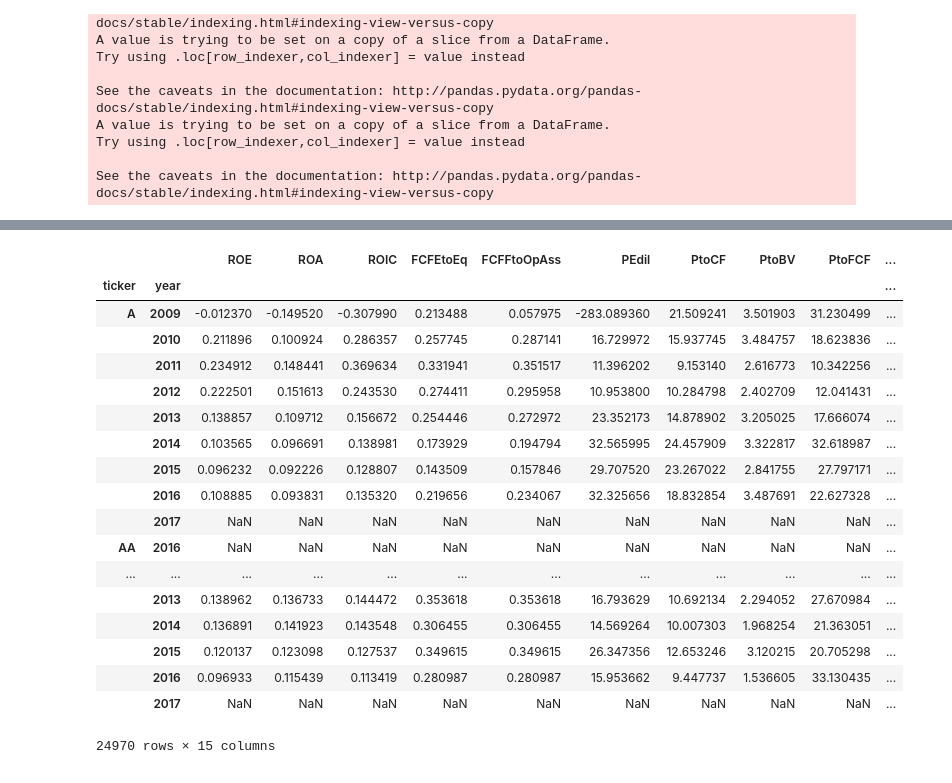
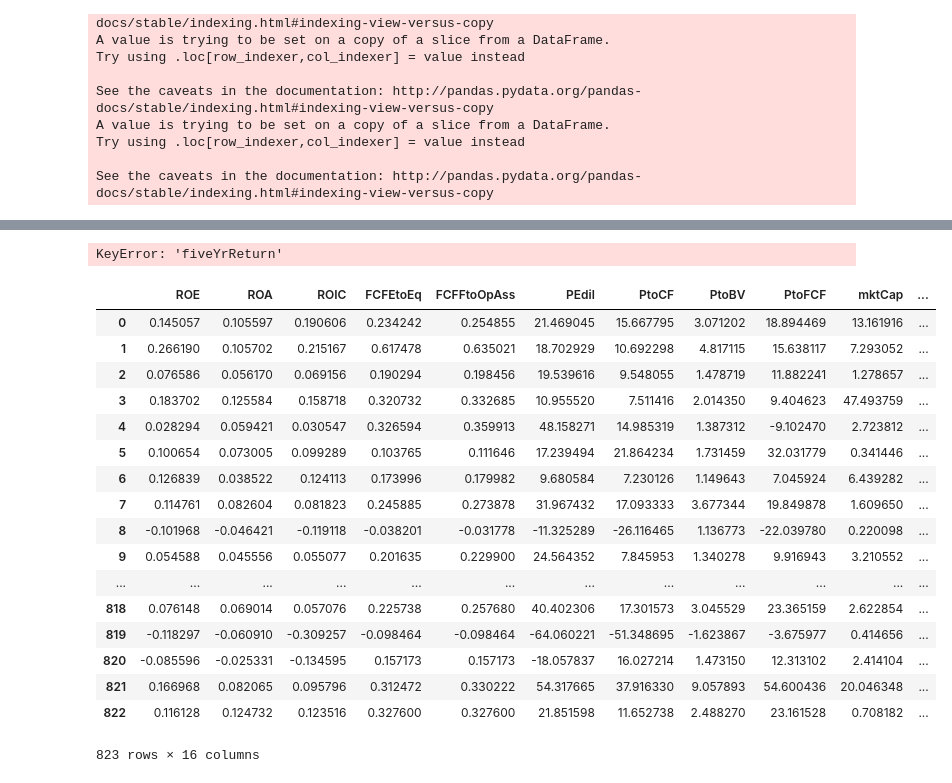
Before and after one commit to Gelinator/Fundamentals, a Jupyter notebook: FundamentalsAnalyzer.ipynb, the cells around one changed output, grey strips where cells are left out. Drawn from its saved outputs; the diff is of its cells as text; code cells hidden in the pictures.

```diff
--- a/FundamentalsAnalyzer.ipynb
+++ b/FundamentalsAnalyzer.ipynb
@@ -254,7 +309,8 @@ results['PEdil'] = pivoted['price']/(pivoted['NETINC']/pivoted['SHARESWADIL'])
 results['PtoCF'] = pivoted['price']/(pivoted['NCFO']/pivoted['SHARESWADIL'])
 results['PtoBV'] = pivoted['price']/pivoted['BVPS']
 results['PtoFCF'] = pivoted['price']/pivoted['FCFPS']
-results['mktCap'] = pivoted['price']*pivoted['SHARESWA']
+results['mktCap'] = pivoted['price']*pivoted['SHARESWA']/1000000000
+results['PtoCGO'] = pivoted['price']/((pivoted['NCFO']+pivoted['INTEXP']+pivoted['TAXEXP'])/pivoted['SHARESWA'])
 
 
 #debt
@@ -264,29 +320,37 @@ results['Leverage'] = pivoted['ASSETS']/pivoted['EQUITY']
 #operational efficiency
 results['CashConvCycle'] = 365/(pivoted['REVENUE']/pivoted['RECEIVABLES'])+365/(pivoted['COR']/pivoted['INVENTORY'])-365/(pivoted['COR']/pivoted['PAYABLES'])
 results['AssTurnover'] = pivoted['REVENUE']/pivoted['ASSETS']
-results['returns'] = pivoted['yearlyReturn']
+results['yearlyReturn'] = pivoted['yearlyReturn']
+#results['FiveYrReturn'] = pivoted['fiveYrReturn']
+
+
 
 results.to_csv('results.csv')
+# %% [output]
+KeyError: 'fiveYrReturn'
 # %%
+import pandas as pd
 #metrix['ROE'] = df['value'].loc[(df['attributes']=='NETINCCMN') & (df['year']==2015)]
-results
+cleanRes = pd.read_csv("results2.csv")
+cleanRes = cleanRes.drop('Unnamed: 0',axis=1)
+cleanRes = cleanRes.dropna()
+cleanRes
 # %% [output]
-|  |  | ROE | ROA | ROIC | FCFEtoEq | FCFFtoOpAss | PEdil | PtoCF | PtoBV | PtoFCF | ... |
-| ticker | year |  |  |  |  |  |  |  |  |  | ... |
-| A | 2009 | -0.012370 | -0.149520 | -0.307990 | 0.213488 | 0.057975 | -283.089360 | 21.509241 | 3.501903 | 31.230499 | ... |
-|  | 2010 | 0.211896 | 0.100924 | 0.286357 | 0.257745 | 0.287141 | 16.729972 | 15.937745 | 3.484757 | 18.623836 | ... |
-|  | 2011 | 0.234912 | 0.148441 | 0.369634 | 0.331941 | 0.351517 | 11.396202 | 9.153140 | 2.616773 | 10.342256 | ... |
-|  | 2012 | 0.222501 | 0.151613 | 0.243530 | 0.274411 | 0.295958 | 10.953800 | 10.284798 | 2.402709 | 12.041431 | ... |
-|  | 2013 | 0.138857 | 0.109712 | 0.156672 | 0.254446 | 0.272972 | 23.352173 | 14.878902 | 3.205025 | 17.666074 | ... |
-|  | 2014 | 0.103565 | 0.096691 | 0.138981 | 0.173929 | 0.194794 | 32.565995 | 24.457909 | 3.322817 | 32.618987 | ... |
-|  | 2015 | 0.096232 | 0.092226 | 0.128807 | 0.143509 | 0.157846 | 29.707520 | 23.267022 | 2.841755 | 27.797171 | ... |
-|  | 2016 | 0.108885 | 0.093831 | 0.135320 | 0.219656 | 0.234067 | 32.325656 | 18.832854 | 3.487691 | 22.627328 | ... |
-|  | 2017 | NaN | NaN | NaN | NaN | NaN | NaN | NaN | NaN | NaN | ... |
-| AA | 2016 | NaN | NaN | NaN | NaN | NaN | NaN | NaN | NaN | NaN | ... |
+|  | ROE | ROA | ROIC | FCFEtoEq | FCFFtoOpAss | PEdil | PtoCF | PtoBV | PtoFCF | mktCap | ... |
+| 0 | 0.145057 | 0.105597 | 0.190606 | 0.234242 | 0.254855 | 21.469045 | 15.667795 | 3.071202 | 18.894469 | 13.161916 | ... |
+| 1 | 0.266190 | 0.105702 | 0.215167 | 0.617478 | 0.635021 | 18.702929 | 10.692298 | 4.817115 | 15.638117 | 7.293052 | ... |
+| 2 | 0.076586 | 0.056170 | 0.069156 | 0.190294 | 0.198456 | 19.539616 | 9.548055 | 1.478719 | 11.882241 | 1.278657 | ... |
+| 3 | 0.183702 | 0.125584 | 0.158718 | 0.320732 | 0.332685 | 10.955520 | 7.511416 | 2.014350 | 9.404623 | 47.493759 | ... |
+| 4 | 0.028294 | 0.059421 | 0.030547 | 0.326594 | 0.359913 | 48.158271 | 14.985319 | 1.387312 | -9.102470 | 2.723812 | ... |
+| 5 | 0.100654 | 0.073005 | 0.099289 | 0.103765 | 0.111646 | 17.239494 | 21.864234 | 1.731459 | 32.031779 | 0.341446 | ... |
+| 6 | 0.126839 | 0.038522 | 0.124113 | 0.173996 | 0.179982 | 9.680584 | 7.230126 | 1.149643 | 7.045924 | 6.439282 | ... |
+| 7 | 0.114761 | 0.082604 | 0.081823 | 0.245885 | 0.273878 | 31.967432 | 17.093333 | 3.677344 | 19.849878 | 1.609650 | ... |
+| 8 | -0.101968 | -0.046421 | -0.119118 | -0.038201 | -0.031778 | -11.325289 | -26.116465 | 1.136773 | -22.039780 | 0.220098 | ... |
+| 9 | 0.054588 | 0.045556 | 0.055077 | 0.201635 | 0.229900 | 24.564352 | 7.845953 | 1.340278 | 9.916943 | 3.210552 | ... |
 | ... | ... | ... | ... | ... | ... | ... | ... | ... | ... | ... | ... |
-|  | 2013 | 0.138962 | 0.136733 | 0.144472 | 0.353618 | 0.353618 | 16.793629 | 10.692134 | 2.294052 | 27.670984 | ... |
-|  | 2014 | 0.136891 | 0.141923 | 0.143548 | 0.306455 | 0.306455 | 14.569264 | 10.007303 | 1.968254 | 21.363051 | ... |
-|  | 2015 | 0.120137 | 0.123098 | 0.127537 | 0.349615 | 0.349615 | 26.347356 | 12.653246 | 3.120215 | 20.705298 | ... |
-|  | 2016 | 0.096933 | 0.115439 | 0.113419 | 0.280987 | 0.280987 | 15.953662 | 9.447737 | 1.536605 | 33.130435 | ... |
-|  | 2017 | NaN | NaN | NaN | NaN | NaN | NaN | NaN | NaN | NaN | ... |
+| 818 | 0.076148 | 0.069014 | 0.057076 | 0.225738 | 0.257680 | 40.402306 | 17.301573 | 3.045529 | 23.365159 | 2.622854 | ... |
+| 819 | -0.118297 | -0.060910 | -0.309257 | -0.098464 | -0.098464 | -64.060221 | -51.348695 | -1.623867 | -3.675977 | 0.414656 | ... |
+| 820 | -0.085596 | -0.025331 | -0.134595 | 0.157173 | 0.157173 | -18.057837 | 16.027214 | 1.473150 | 12.313102 | 2.414104 | ... |
+| 821 | 0.166968 | 0.082065 | 0.095796 | 0.312472 | 0.330222 | 54.317665 | 37.916330 | 9.057893 | 54.600436 | 20.046348 | ... |
+| 822 | 0.116128 | 0.124732 | 0.123516 | 0.327600 | 0.327600 | 21.851598 | 11.652738 | 2.488270 | 23.161528 | 0.708182 | ... |
-24970 rows × 15 columns
+823 rows × 16 columns
```
Also changed, not shown: parts of 17 cells of this notebook.
